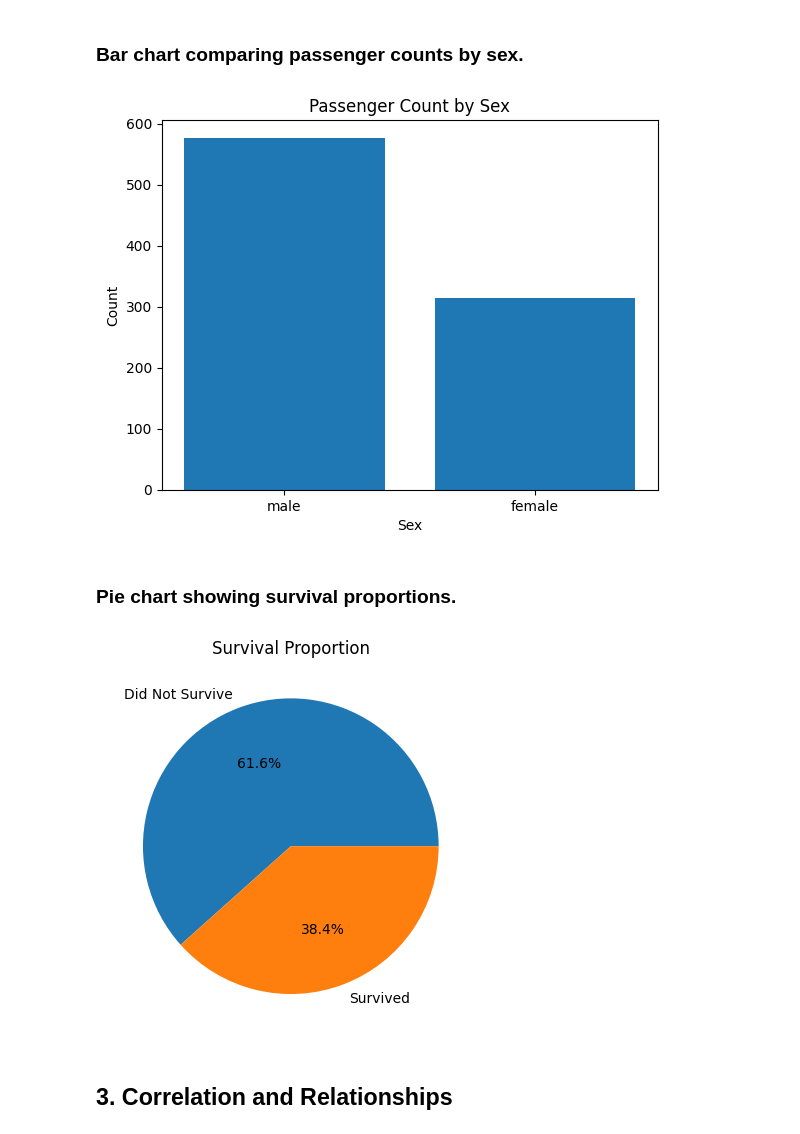
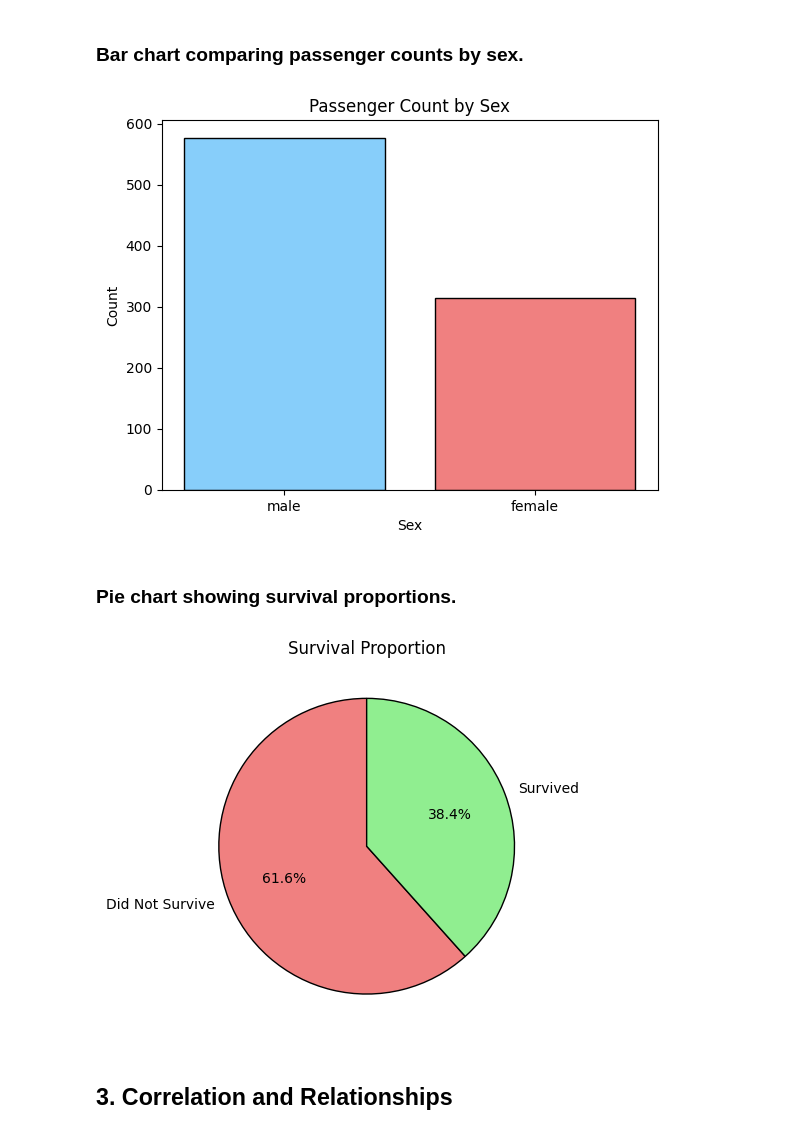
Before and after one commit to kente-7/python-graph-examples, a Jupyter notebook: titanic_data_visualization.ipynb, the cells around one changed output. Cells and saved outputs as stored; diff of their text form; code cells hidden in the pictures.

```diff
--- a/titanic_data_visualization.ipynb
+++ b/titanic_data_visualization.ipynb
@@ -101,22 +142,23 @@ survival_counts = df['Survived'].value_counts()
 # %% [markdown]
 ### Bar chart comparing passenger counts by sex.
 # %%
+# make bar plot look nicer
 plt.figure()
-plt.bar(sex_counts.index, sex_counts.values)
+plt.bar(sex_counts.index, sex_counts.values, color=['lightskyblue', 'lightcoral'], edgecolor='black')
 plt.xlabel('Sex')
 plt.ylabel('Count')
 plt.title('Passenger Count by Sex')
 plt.show()
 # %% [output]
-[figure, old version]
+[figure, new version]
 # %% [markdown]
 ### Pie chart showing survival proportions.
 # %%
 plt.figure()
-plt.pie(survival_counts.values, labels=['Did Not Survive', 'Survived'], autopct='%1.1f%%')
+plt.pie(survival_counts.values, labels=['Did Not Survive', 'Survived'], autopct='%1.1f%%', colors=['lightcoral', 'lightgreen'], startangle=90, wedgeprops={'edgecolor': 'black'})
 plt.title('Survival Proportion')
 plt.show()
 # %% [output]
-[figure, old version]
+[figure, new version]
 # %% [markdown]
 ## 3. Correlation and Relationships
```
Also changed, not shown: parts of 15 cells of this notebook.
